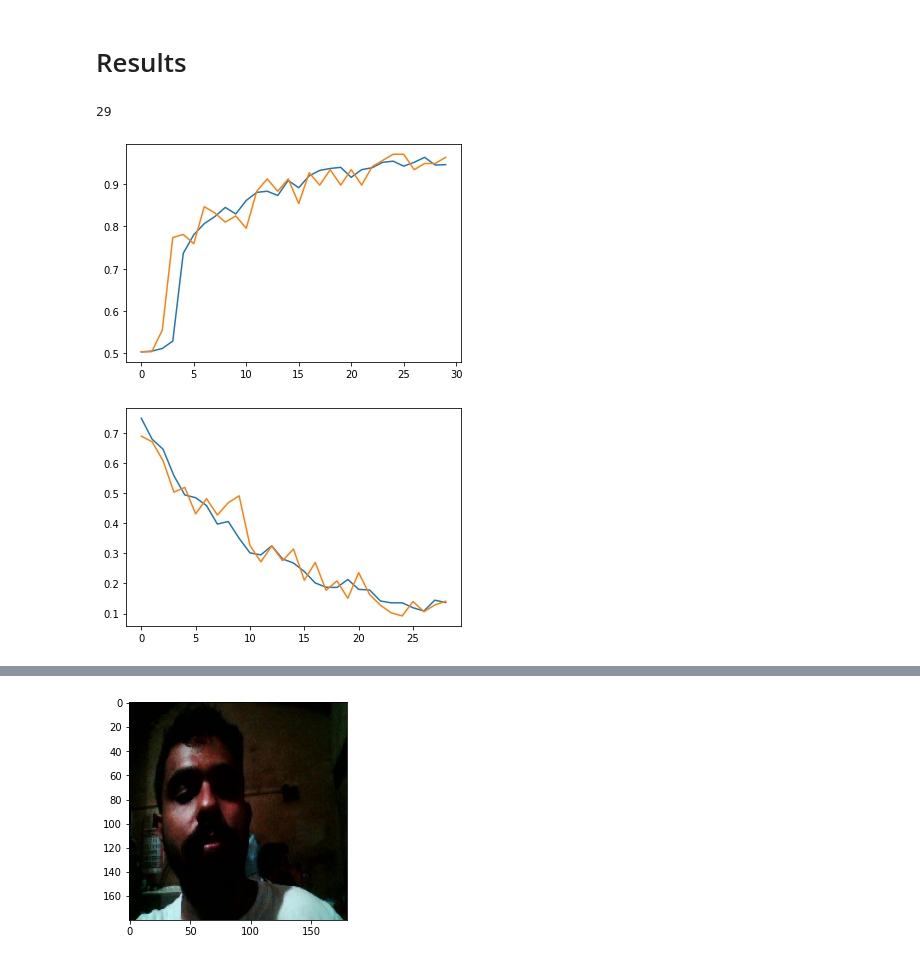
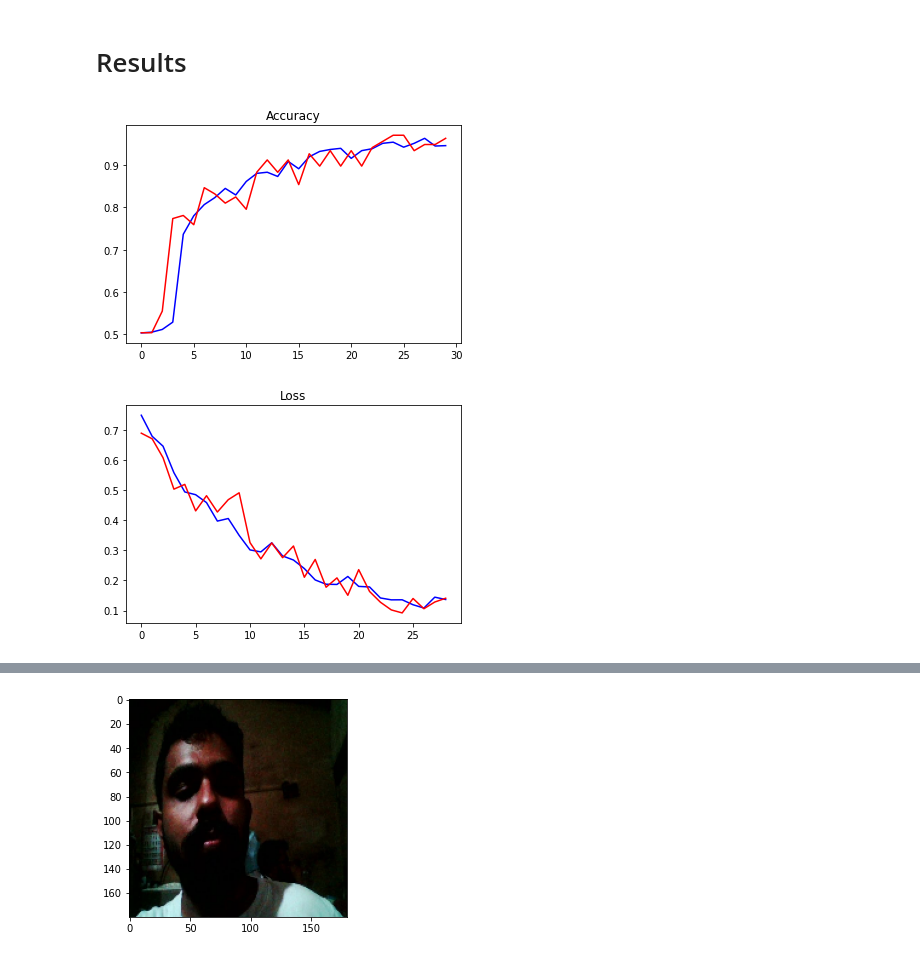
Before and after one commit to akmalahmed525/Facemask_Dataset, a Jupyter notebook: Assignment_2.ipynb, the cells around one changed output, grey strips where cells are left out. Cells and saved outputs as stored; diff of their text form; code cells hidden in the pictures.

```diff
--- a/Assignment_2.ipynb
+++ b/Assignment_2.ipynb
@@ -157,27 +158,27 @@ model.save("face_mask_classifier.h5")
 # %%
 # Checking the accuracy
 import matplotlib.pyplot as plt
 
 training_accuracy = history.history['accuracy']
 training_loss = history.history['loss'][1:]
 
 testing_accuracy = history.history['val_accuracy']
 testing_loss = history.history['val_loss'][1:]
-print(len(testing_loss))
 epochs = range(len(training_accuracy))
-epoch_l = range(len(training_accuracy)-1)
+epoch_loss = range(len(training_accuracy)-1)
 
-plt.plot(epochs, training_accuracy)
-plt.plot(epochs, testing_accuracy)
+plt.title('Accuracy')
+plt.plot(epochs, training_accuracy, color='blue')
+plt.plot(epochs, testing_accuracy, color='red')
 plt.show()
 
-plt.plot(epoch_l, training_loss)
-plt.plot(epoch_l, testing_loss)
+plt.title('Loss')
+plt.plot(epoch_loss, training_loss, color='blue')
+plt.plot(epoch_loss, testing_loss, color='red')
 plt.show()
 # %% [output]
-29
-[figure, old version]
+[figure, new version]
-[figure, old version]
+[figure, new version]
 # %%
 # Camera capture function from colab
 # Open the web camera to capture image
```
Also changed, not shown: parts of 1 cell of this notebook.
